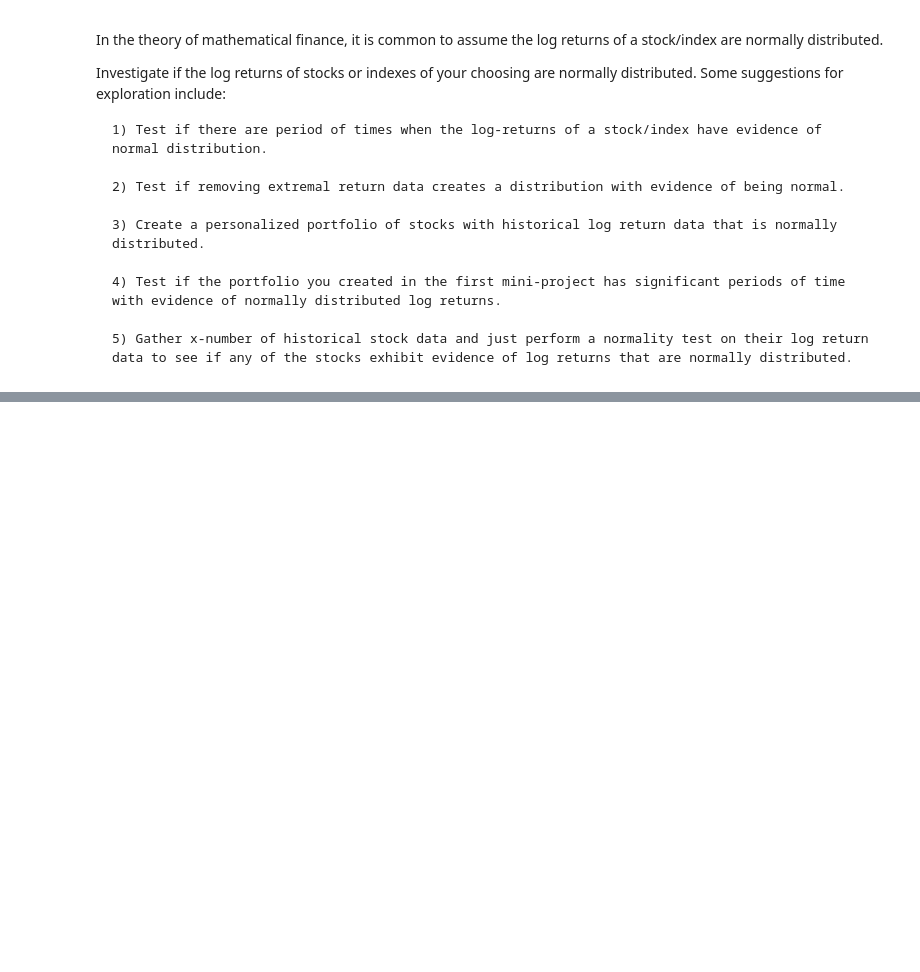
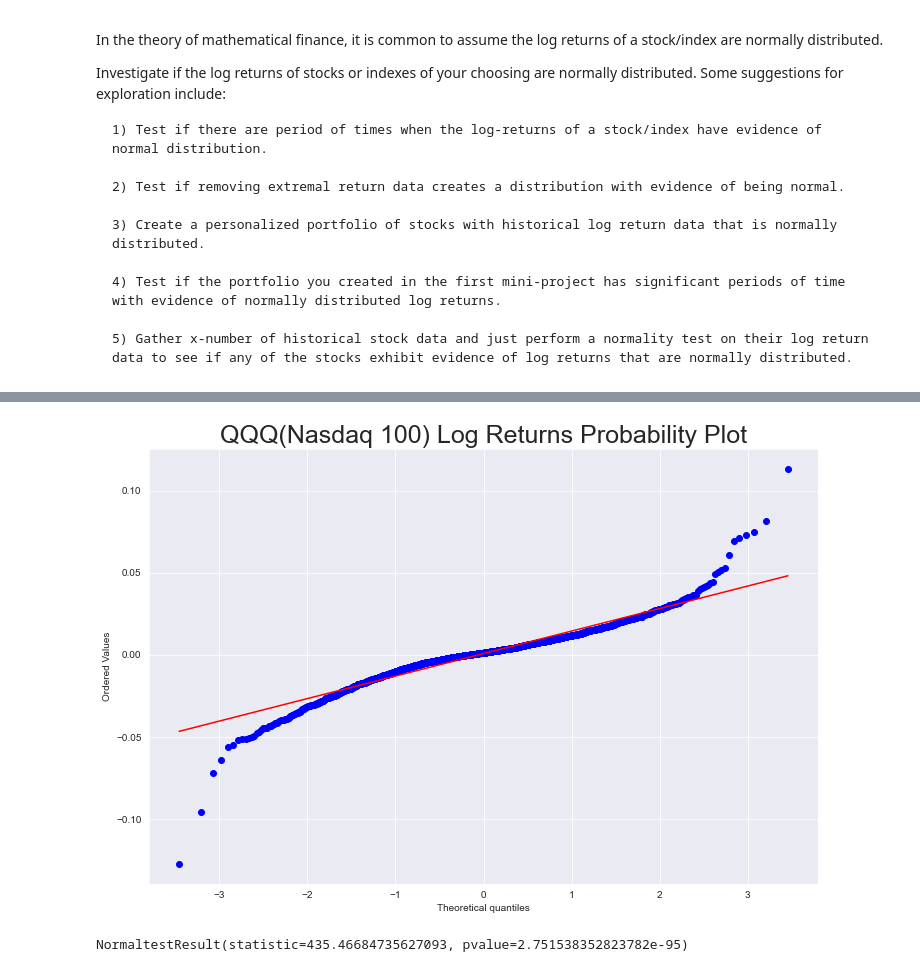
Before and after one commit to ytqing/Erdos-Institute-Quant-Finance-Mini-Projects, a Jupyter notebook: Mini Project 2.ipynb, the cells around one changed output, grey strips where cells are left out. Saved outputs shown, nothing was run; the diff lists cells and outputs as text; code cells hidden in the pictures; blank space fills up the shorter version.

```diff
--- a/Mini Project 2.ipynb
+++ b/Mini Project 2.ipynb
@@ -24,0 +88,11 @@ Investigate if the log returns of stocks or indexes of your choosing are normall
+# %%
+qqq_daily_returns = daily_returns['QQQ']
+plt.figure(figsize=(12, 8))
+stats.probplot(qqq_daily_returns, dist="norm", plot=plt)
+plt.title("QQQ(Nasdaq 100) Log Returns Probability Plot", fontsize=25)
+plt.grid(True)
+plt.show()
+stats.normaltest(qqq_daily_returns)
+# %% [output]
+[figure, added]
+NormaltestResult(statistic=435.46684735627093, pvalue=2.751538352823782e-95)
```
Also changed, not shown: parts of 24 cells of this notebook, 3 other files.
